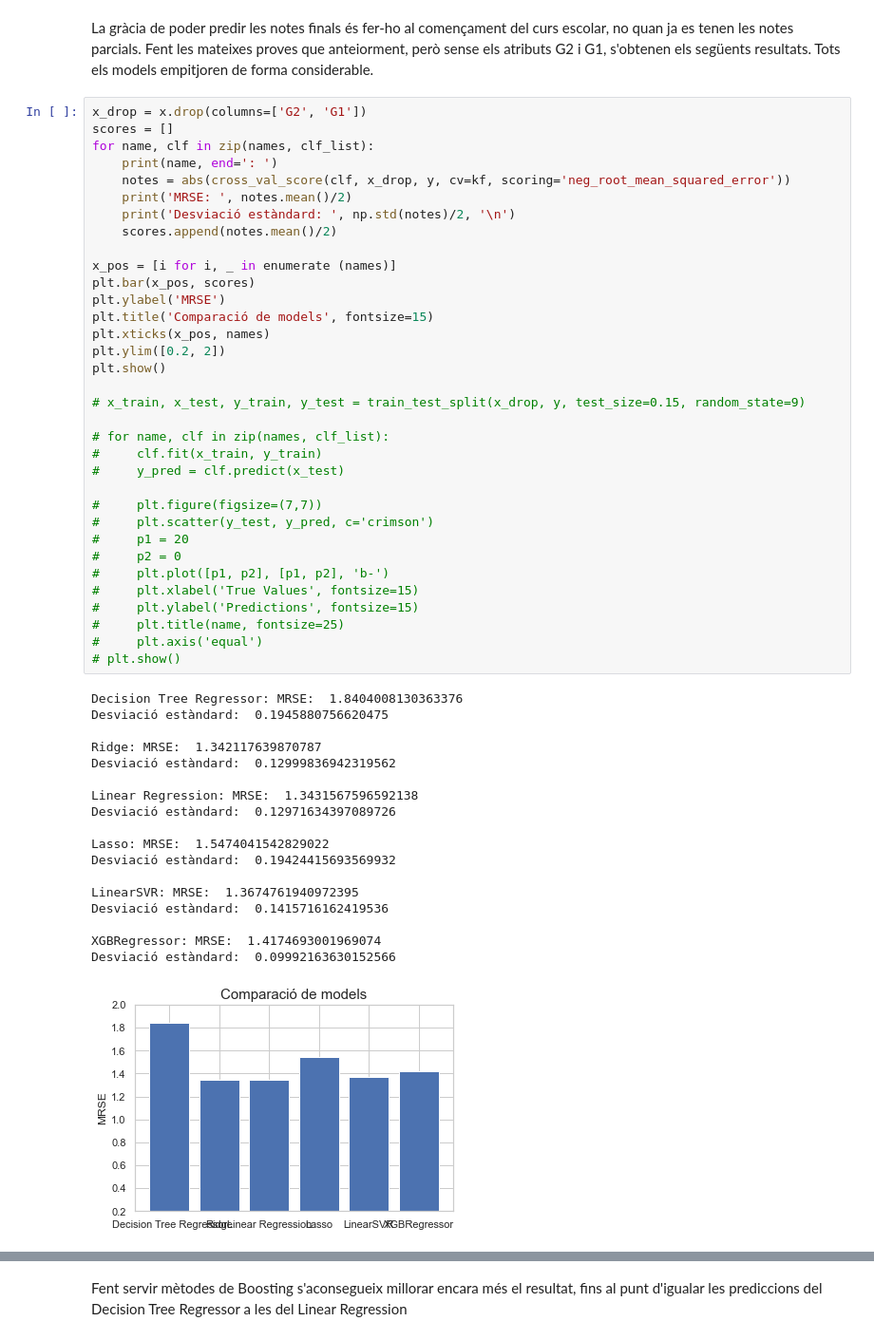
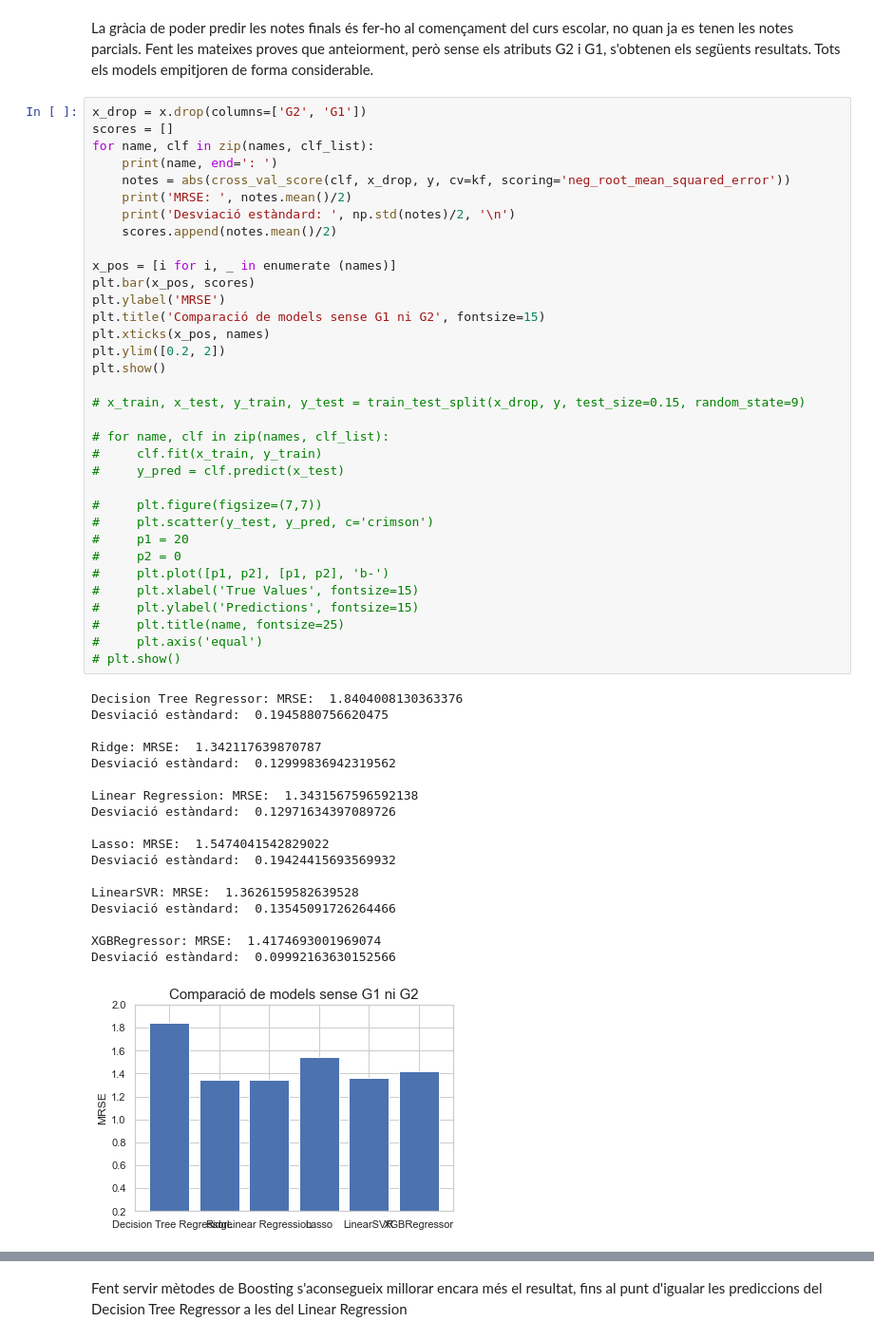
Before and after one commit to marti1999/APC-Cas-Kaggle, a Jupyter notebook: notebooks/develop/notebook.ipynb, the cells around one changed output, grey strips where cells are left out. Shown: that part at 95% size. Cells and saved outputs as stored; diff of their text form.

```diff
--- a/notebooks/develop/notebook.ipynb
+++ b/notebooks/develop/notebook.ipynb
@@ -746,7 +749,7 @@ for name, clf in zip(names, clf_list):
 x_pos = [i for i, _ in enumerate (names)]
 plt.bar(x_pos, scores)
 plt.ylabel('MRSE')
-plt.title('Comparació de models', fontsize=15)
+plt.title('Comparació de models sense G1 ni G2', fontsize=15)
 plt.xticks(x_pos, names)
 plt.ylim([0.2, 2])
 plt.show()
@@ -756,36 +759,36 @@ plt.show()
 # for name, clf in zip(names, clf_list):
 #     clf.fit(x_train, y_train)
 #     y_pred = clf.predict(x_test)
 
 #     plt.figure(figsize=(7,7))
 #     plt.scatter(y_test, y_pred, c='crimson')
 #     p1 = 20
 #     p2 = 0
 #     plt.plot([p1, p2], [p1, p2], 'b-')
 #     plt.xlabel('True Values', fontsize=15)
 #     plt.ylabel('Predictions', fontsize=15)
 #     plt.title(name, fontsize=25)
 #     plt.axis('equal')
 # plt.show()
 # %% [output]
 Decision Tree Regressor: MRSE:  1.8404008130363376
 Desviació estàndard:  0.1945880756620475
 
 Ridge: MRSE:  1.342117639870787
 Desviació estàndard:  0.12999836942319562
 
 Linear Regression: MRSE:  1.3431567596592138
 Desviació estàndard:  0.12971634397089726
 
 Lasso: MRSE:  1.5474041542829022
 Desviació estàndard:  0.19424415693569932
 
-LinearSVR: MRSE:  1.3674761940972395
-Desviació estàndard:  0.1415716162419536
+LinearSVR: MRSE:  1.3626159582639528
+Desviació estàndard:  0.13545091726264466
 
 XGBRegressor: MRSE:  1.4174693001969074
 Desviació estàndard:  0.09992163630152566
-[figure, old version]
+[figure, new version]
 # %% [markdown]
 De totes formes es pot probar alguns mètodes anteriors amb l'objectiu de millorar les prediccions.
 
```
Also changed, not shown: parts of 21 cells of this notebook, 4 other files.
